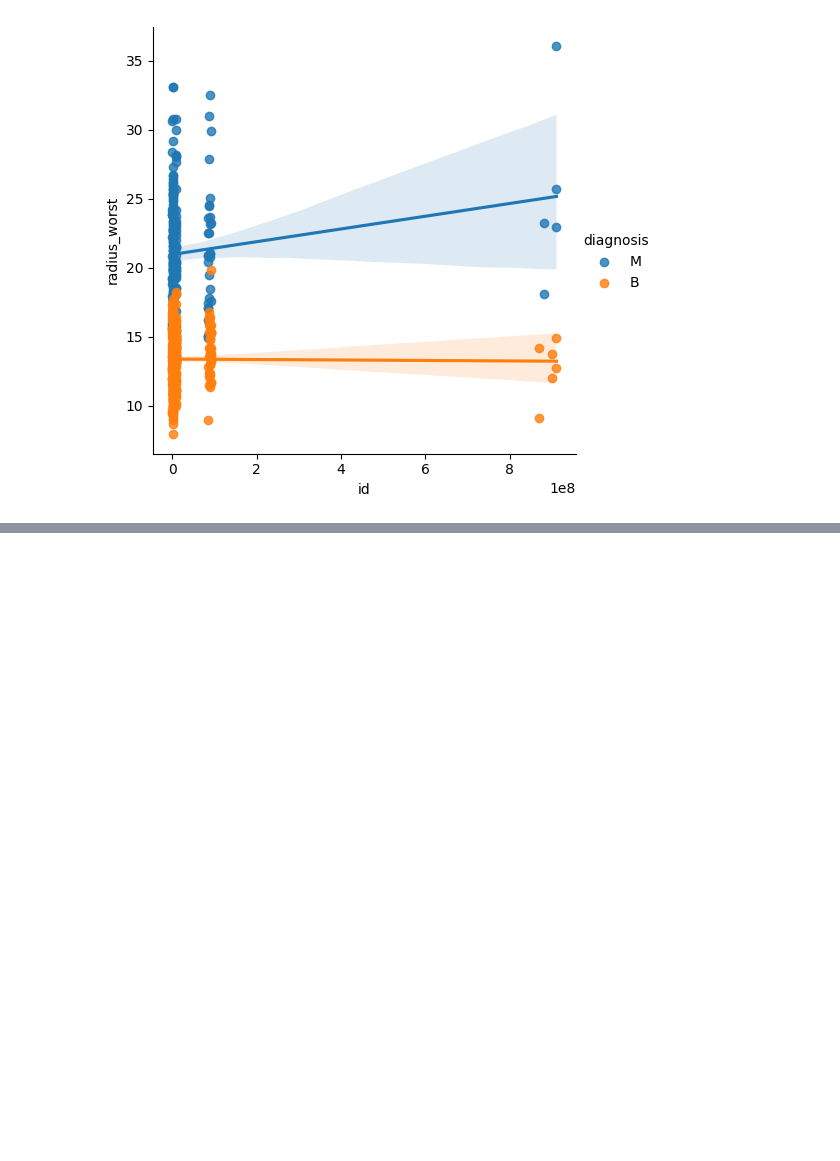
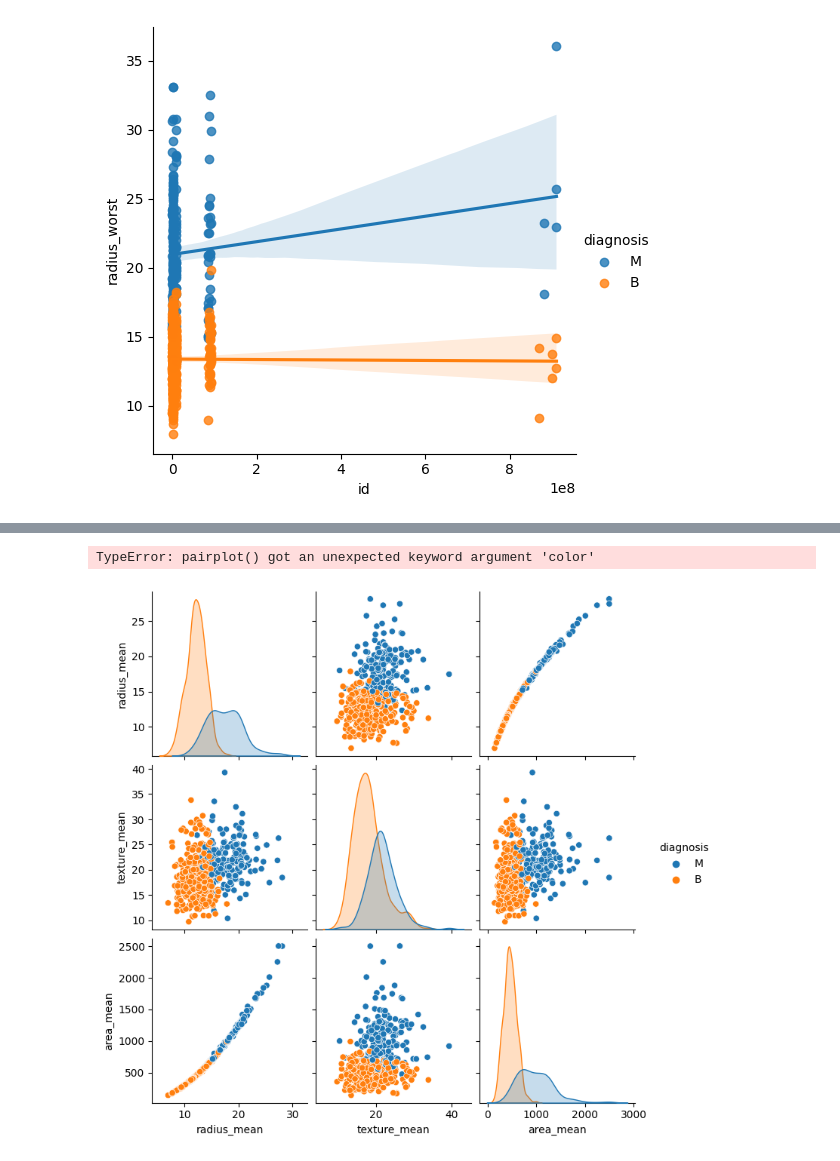
Before and after one commit to arimartorano/breastcanceranalysis, a Jupyter notebook: EDA.ipynb, the cells around one changed output, grey strips where cells are left out. Saved outputs shown, nothing was run; the diff lists cells and outputs as text; code cells hidden in the pictures; blank space fills up the shorter version.

```diff
--- a/EDA.ipynb
+++ b/EDA.ipynb
@@ -182,0 +192,13 @@ sns.lmplot(x='id',y='radius_worst',data=breastcancerdf,hue='diagnosis')
+# %%
+# Display a pair plot for selected features
+
+
+sns.pairplot(breastcancerdf[['radius_mean', 'texture_mean', 'area_mean', 'diagnosis']], hue='diagnosis',)
+pink_palette = sns.color_palette(['#FF69B4', '#FF1493', '#C71585'], as_cmap=True)
+
+sns.pairplot(breastcancerdf, hue='diagnosis', color=pink_palette)
+plt.suptitle('Pairplot of Selected Features')
+plt.show()
+# %% [output]
+TypeError: pairplot() got an unexpected keyword argument 'color'
+[figure, added]
```
Also changed, not shown: parts of 1 cell of this notebook, 1 other file.
